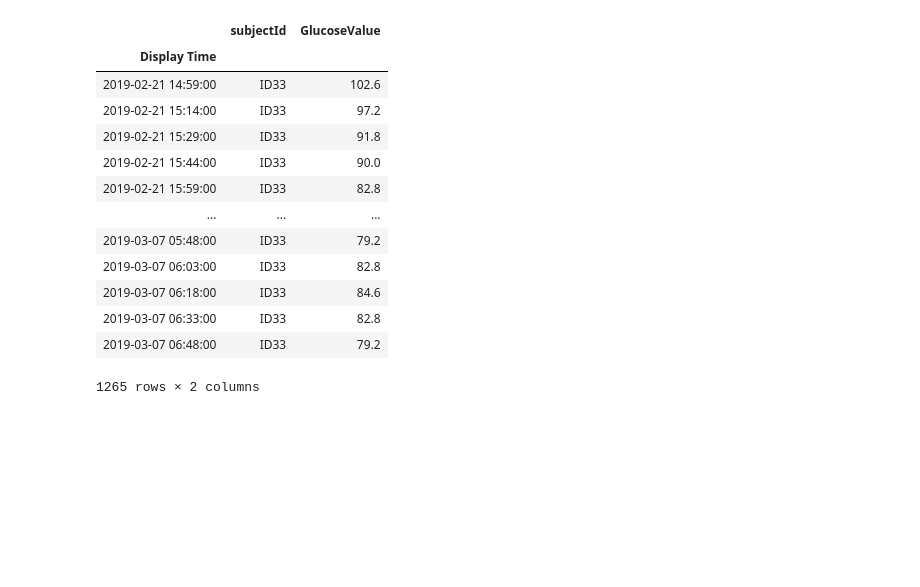
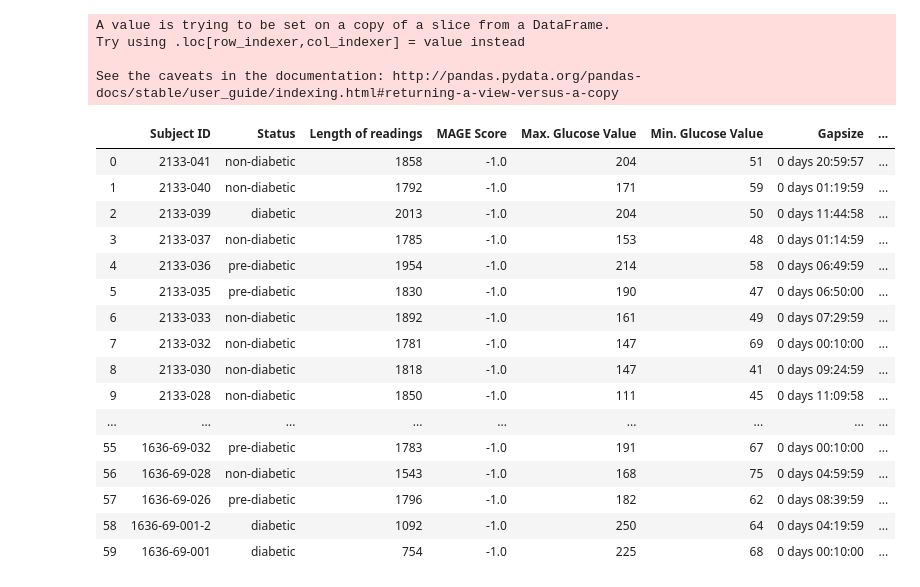
Before and after one commit to snehG0205/NCSA_genomics, a Jupyter notebook: Python - notebooks/Scratchpad.ipynb, the cells around one changed output. Saved outputs shown, nothing was run; the diff lists cells and outputs as text; code cells hidden in the pictures; blank space fills up the shorter version.

Commit message:
MAGE started

```diff
--- a/Python - notebooks/Scratchpad.ipynb
+++ b/Python - notebooks/Scratchpad.ipynb
@@ -20,3 +21,0 @@ data
-# %%
-data = data[data['Record Type']==0]
-data
@@ -55,3 +22,4 @@ data2
 # %%
-#data2['Time'] = data2['Time'].apply(lambda x: pd.datetime.strptime(x, '%Y/%m/%d %H:%M'))
-data2['ID'] = 'ID33'
+data['Display Time'] = data['Display Time'].apply(lambda x: pd.datetime.strptime(x, '%Y-%m-%d %H:%M:%S'))
+meta = pd.read_csv("~/Desktop/NCSA_genomics/Python - notebooks/TSForecasting/Data/Hall/Hall_meta.csv")
+data_description = pd.DataFrame()
@@ -64,17 +25,0 @@ data2 = data2.set_index(['Display Time'], drop=True)
-# %%
-data2
-# %% [output]
-|  | subjectId | GlucoseValue |
-| Display Time |  |  |
-| 2019-02-21 14:59:00 | ID33 | 102.6 |
-| 2019-02-21 15:14:00 | ID33 | 97.2 |
-| 2019-02-21 15:29:00 | ID33 | 91.8 |
-| 2019-02-21 15:44:00 | ID33 | 90.0 |
-| 2019-02-21 15:59:00 | ID33 | 82.8 |
-| ... | ... | ... |
-| 2019-03-07 05:48:00 | ID33 | 79.2 |
-| 2019-03-07 06:03:00 | ID33 | 82.8 |
-| 2019-03-07 06:18:00 | ID33 | 84.6 |
-| 2019-03-07 06:33:00 | ID33 | 82.8 |
-| 2019-03-07 06:48:00 | ID33 | 79.2 |
-1265 rows × 2 columns
@@ -82,0 +26,48 @@ data2.to_csv("~/Desktop/file.csv")
+# %%
+
+for subjectId, df in data.groupby('subjectId'):
+    df['time_gap'] = df['Display Time']- df['Display Time'].shift(1)
+    subj_id = str(subjectId)
+    temp = meta[meta["ID"]==subj_id]
+    status = str(temp["status"].values[0])
+    l_of_r = df['GlucoseValue'].count()
+    maxGV = str(df['GlucoseValue'].max())
+    minGV = str(df['GlucoseValue'].min())
+    gap_size = df[df['time_gap']>str("00:05:10")]
+    gap_size = max(gap_size.time_gap)
+    miss_val = len(df[df["time_gap"]>str("00:05:10")])
+    P_miss_val = round(100*(len(df[df["time_gap"]>str("00:05:10")])/df['GlucoseValue'].count()),2)
+    indices = [1*i for i in range(l_of_r)]
+    glucs = df['GlucoseValue'].to_list()
+    m = MageDataSet(indices, glucs)
+    k = m.getMAGE()
+    days = df['Display Time'].iloc[-1]-df['Display Time'].iloc[0]
+    start_time = str(df['Display Time'].iloc[0])
+    end_time = str(df['Display Time'].iloc[-1])
+    temp_df = pd.DataFrame({'Subject ID':[subj_id], 'Status':[status], 'Length of readings':[l_of_r], 'MAGE Score':[k], 'Max. Glucose Value':[maxGV], 'Min. Glucose Value':[minGV], 'Gapsize':[gap_size], 'Missing Values':[miss_val], 'Percent of missing values':[P_miss_val], 'Days':[days],'Start':[start_time],'End':[end_time]})
+    data_description = pd.concat([temp_df,data_description],ignore_index=True)
+# %% [output]
+A value is trying to be set on a copy of a slice from a DataFrame.
+Try using .loc[row_indexer,col_indexer] = value instead
+
+See the caveats in the documentation: http://pandas.pydata.org/pandas-docs/stable/user_guide/indexing.html#returning-a-view-versus-a-copy
+# %%
+data_description
+# %% [output]
+|  | Subject ID | Status | Length of readings | MAGE Score | Max. Glucose Value | Min. Glucose Value | Gapsize | ... |
+| 0 | 2133-041 | non-diabetic | 1858 | -1.0 | 204 | 51 | 0 days 20:59:57 | ... |
+| 1 | 2133-040 | non-diabetic | 1792 | -1.0 | 171 | 59 | 0 days 01:19:59 | ... |
+| 2 | 2133-039 | diabetic | 2013 | -1.0 | 204 | 50 | 0 days 11:44:58 | ... |
+| 3 | 2133-037 | non-diabetic | 1785 | -1.0 | 153 | 48 | 0 days 01:14:59 | ... |
+| 4 | 2133-036 | pre-diabetic | 1954 | -1.0 | 214 | 58 | 0 days 06:49:59 | ... |
+| 5 | 2133-035 | pre-diabetic | 1830 | -1.0 | 190 | 47 | 0 days 06:50:00 | ... |
+| 6 | 2133-033 | non-diabetic | 1892 | -1.0 | 161 | 49 | 0 days 07:29:59 | ... |
+| 7 | 2133-032 | non-diabetic | 1781 | -1.0 | 147 | 69 | 0 days 00:10:00 | ... |
+| 8 | 2133-030 | non-diabetic | 1818 | -1.0 | 147 | 41 | 0 days 09:24:59 | ... |
+| 9 | 2133-028 | non-diabetic | 1850 | -1.0 | 111 | 45 | 0 days 11:09:58 | ... |
+| ... | ... | ... | ... | ... | ... | ... | ... | ... |
+| 55 | 1636-69-032 | pre-diabetic | 1783 | -1.0 | 191 | 67 | 0 days 00:10:00 | ... |
+| 56 | 1636-69-028 | non-diabetic | 1543 | -1.0 | 168 | 75 | 0 days 04:59:59 | ... |
+| 57 | 1636-69-026 | pre-diabetic | 1796 | -1.0 | 182 | 62 | 0 days 08:39:59 | ... |
+| 58 | 1636-69-001-2 | diabetic | 1092 | -1.0 | 250 | 64 | 0 days 04:19:59 | ... |
+| 59 | 1636-69-001 | diabetic | 754 | -1.0 | 225 | 68 | 0 days 00:10:00 | ... |
```
Also changed, not shown: parts of 9 cells of this notebook, 14 other files.
